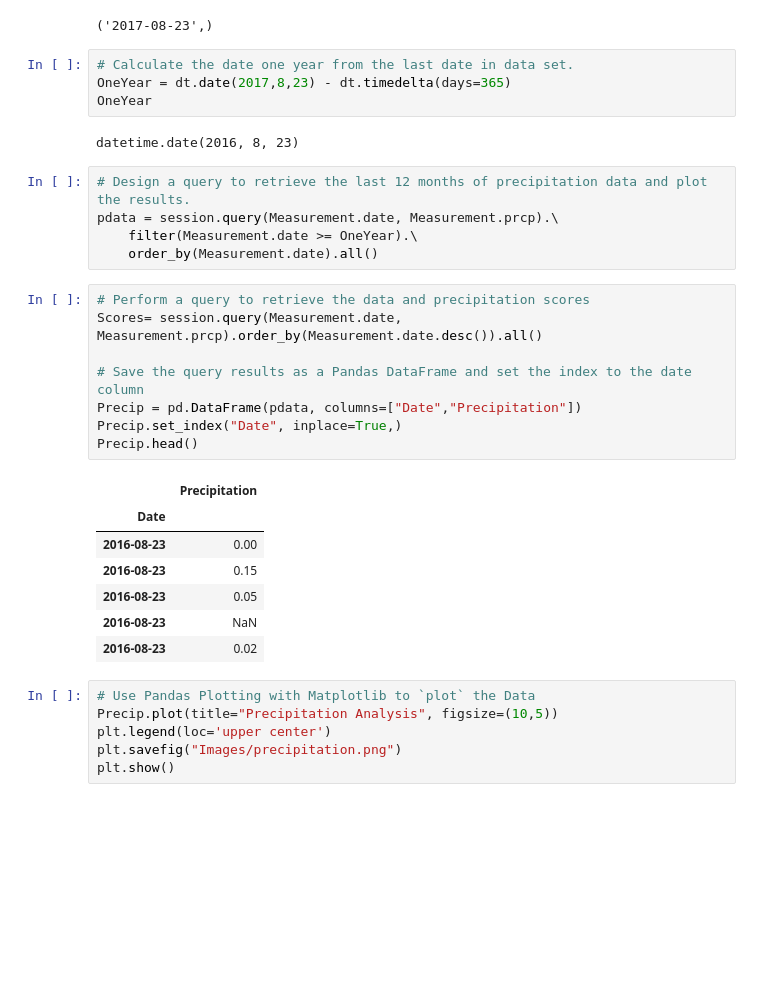
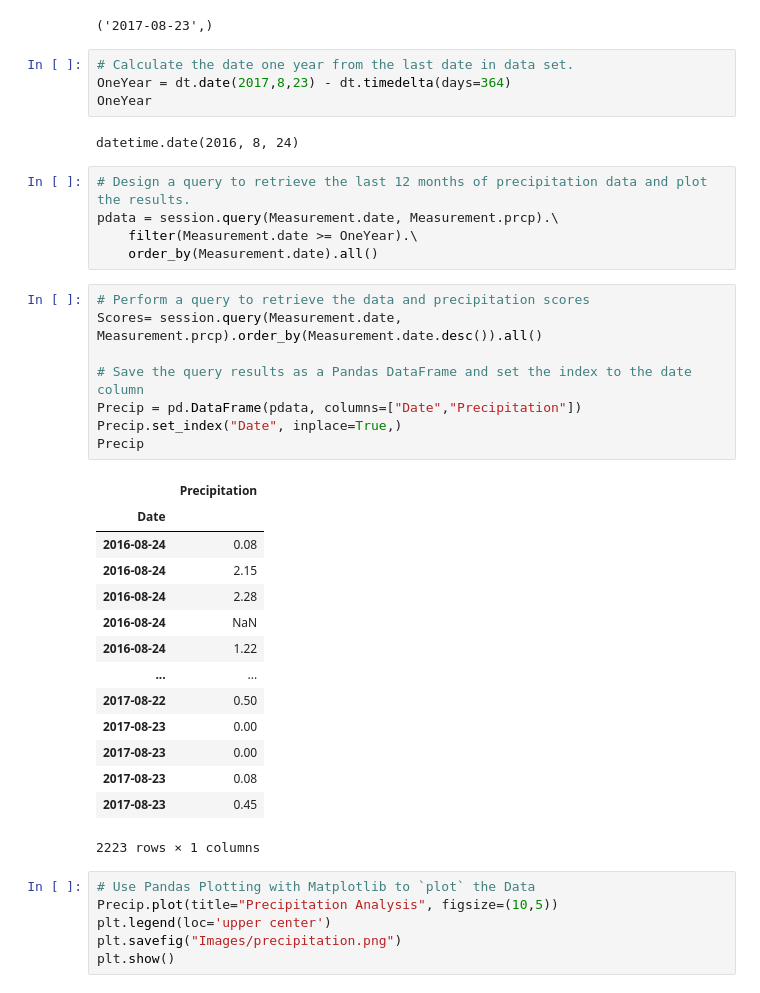
Before and after one commit to LAFF1/SQLAlchemy, a Jupyter notebook: Climate.ipynb, the cells around one changed output. Drawn from its saved outputs; the diff is of its cells as text; blank space fills up the shorter version.

```diff
--- a/Climate.ipynb
+++ b/Climate.ipynb
@@ -49,10 +49,10 @@ last_date
 ('2017-08-23',)
 # %%
 # Calculate the date one year from the last date in data set.
-OneYear = dt.date(2017,8,23) - dt.timedelta(days=365)
+OneYear = dt.date(2017,8,23) - dt.timedelta(days=364)
 OneYear
 # %% [output]
-datetime.date(2016, 8, 23)
+datetime.date(2016, 8, 24)
 # %%
 # Design a query to retrieve the last 12 months of precipitation data and plot the results.
 pdata = session.query(Measurement.date, Measurement.prcp).\
@@ -61,19 +61,26 @@ pdata = session.query(Measurement.date, Measurement.prcp).\
 # %%
 # Perform a query to retrieve the data and precipitation scores
 Scores= session.query(Measurement.date, Measurement.prcp).order_by(Measurement.date.desc()).all()
 
 # Save the query results as a Pandas DataFrame and set the index to the date column
 Precip = pd.DataFrame(pdata, columns=["Date","Precipitation"])
 Precip.set_index("Date", inplace=True,)
-Precip.head()
+Precip
 # %% [output]
 |  | Precipitation |
 | Date |  |
-| 2016-08-23 | 0.00 |
-| 2016-08-23 | 0.15 |
-| 2016-08-23 | 0.05 |
-| 2016-08-23 | NaN |
-| 2016-08-23 | 0.02 |
+| 2016-08-24 | 0.08 |
+| 2016-08-24 | 2.15 |
+| 2016-08-24 | 2.28 |
+| 2016-08-24 | NaN |
+| 2016-08-24 | 1.22 |
+| ... | ... |
+| 2017-08-22 | 0.50 |
+| 2017-08-23 | 0.00 |
+| 2017-08-23 | 0.00 |
+| 2017-08-23 | 0.08 |
+| 2017-08-23 | 0.45 |
+2223 rows × 1 columns
 # %%
 # Use Pandas Plotting with Matplotlib to `plot` the Data
 Precip.plot(title="Precipitation Analysis", figsize=(10,5))
```
Also changed, not shown: 3 other files.
